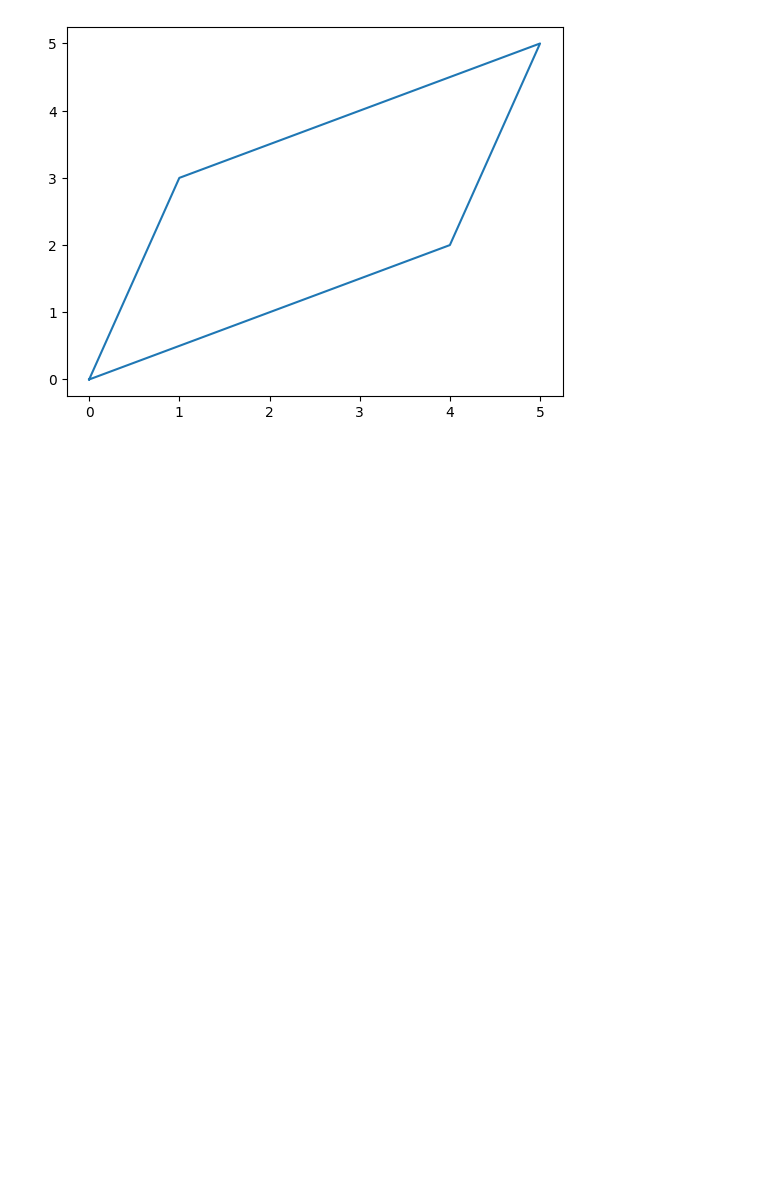
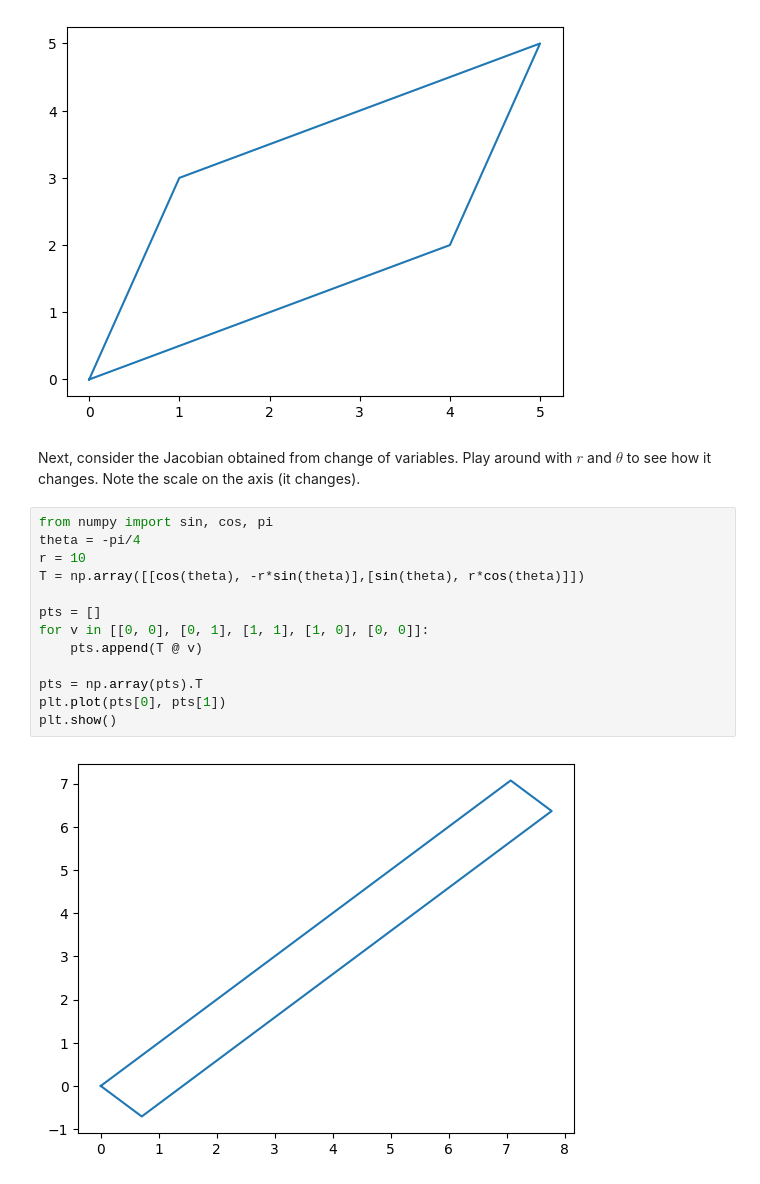
Before and after one commit to bwswenson/ML-Lecture-Notes, a Jupyter notebook: Change of variables/CoV notebook.ipynb, the cells around one changed output. Saved outputs shown, nothing was run; the diff lists cells and outputs as text; blank space fills up the shorter version.

Commit message:
Add lecture notes and code

```diff
--- a/Change of variables/CoV notebook.ipynb
+++ b/Change of variables/CoV notebook.ipynb
@@ -56,3 +56,20 @@ plt.plot(pts[0], pts[1])
 plt.show()
 # %% [output]
 [figure]
+# %% [markdown]
+Next, consider the Jacobian obtained from change of variables. Play around with $r$ and $\theta$ to see how it changes. Note the scale on the axis (it changes).
+# %%
+from numpy import sin, cos, pi
+theta = -pi/4
+r = 10
+T = np.array([[cos(theta), -r*sin(theta)],[sin(theta), r*cos(theta)]])
+
+pts = []
+for v in [[0, 0], [0, 1], [1, 1], [1, 0], [0, 0]]:
+    pts.append(T @ v)
+
+pts = np.array(pts).T
+plt.plot(pts[0], pts[1])
+plt.show()
+# %% [output]
+[figure, added]
```
Also changed, not shown: parts of 2 cells of this notebook, 57 other files.
